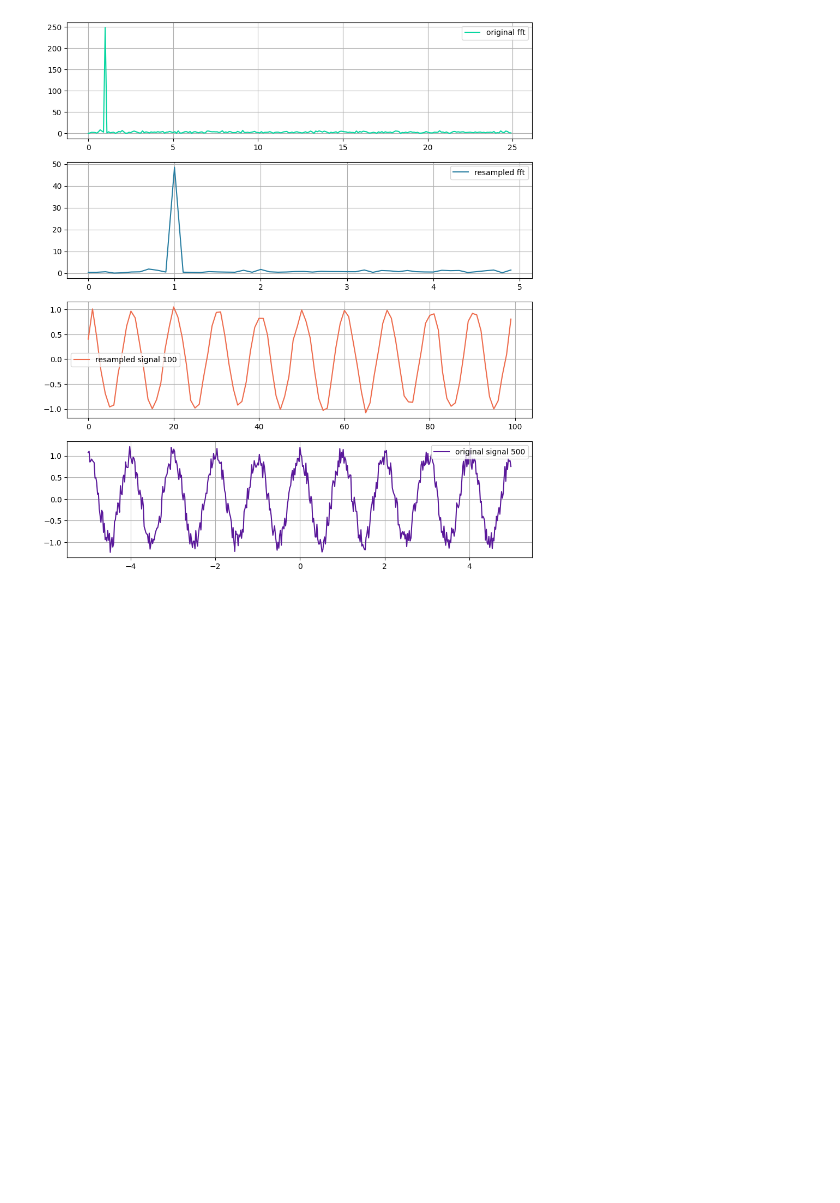
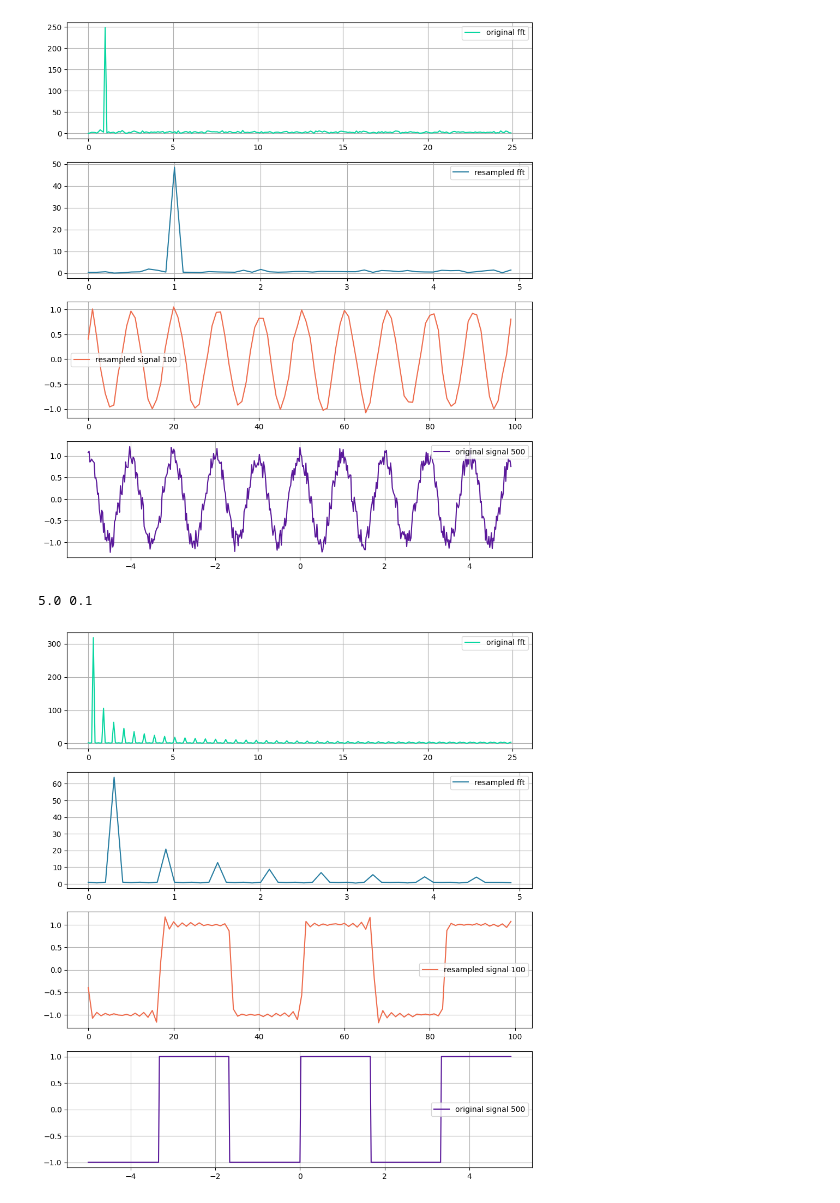
Before and after one commit to Altair200333/dataProcessing_nsu, a Jupyter notebook: task6_discr.ipynb, the cells around one changed output. Cells and saved outputs as stored; diff of their text form; code cells hidden in the pictures; blank space fills up the shorter version.

```diff
--- a/task6_discr.ipynb
+++ b/task6_discr.ipynb
@@ -176,3 +176,8 @@ sampleRateConv(data, 100)
 # %% [output]
 5.0 0.1
 [figure]
+# %%
+sampleRateConv(signal.square(2 * np.pi * 0.3 * x), 100)
+# %% [output]
+5.0 0.1
+[figure, added]
```
Also changed, not shown: parts of 1 cell of this notebook.
